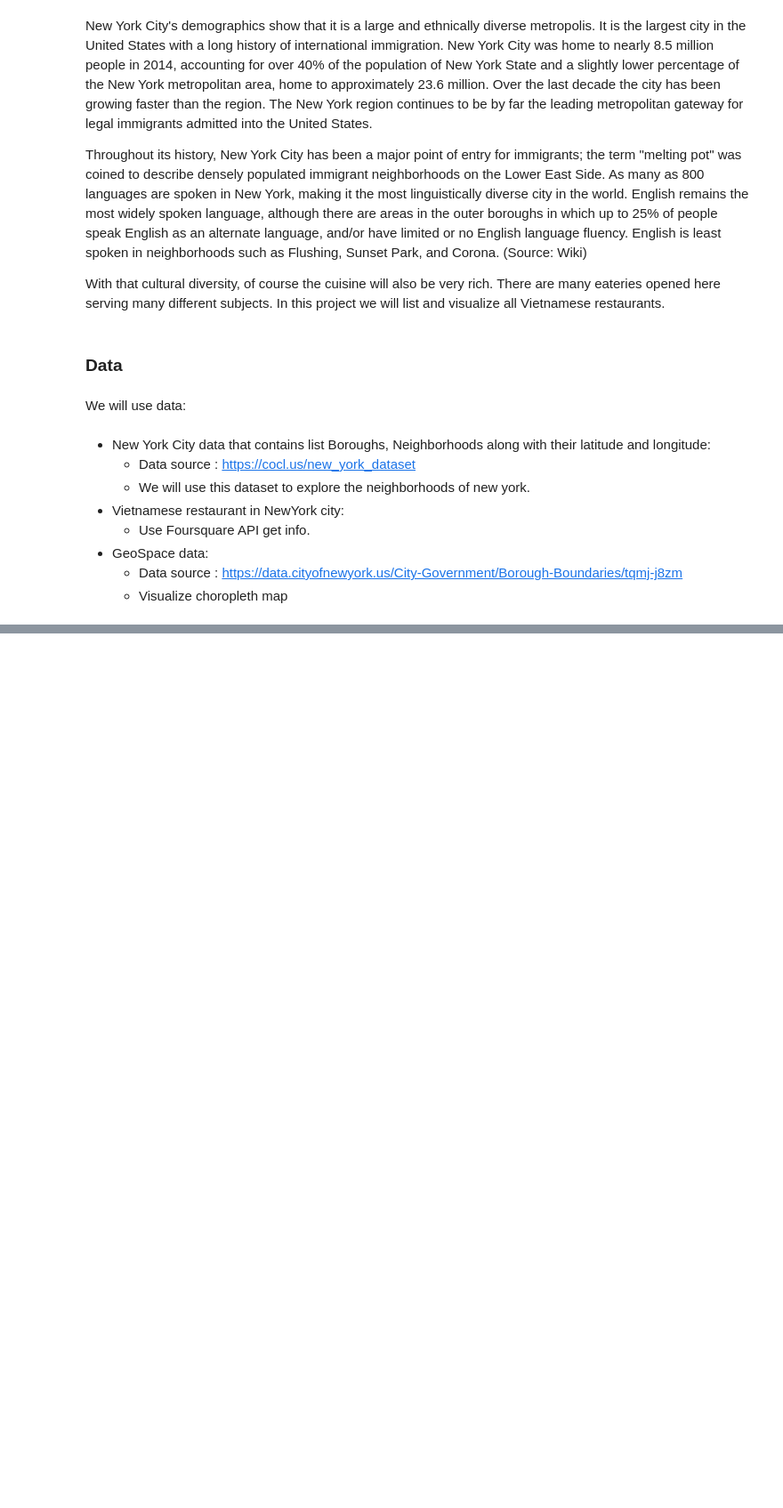
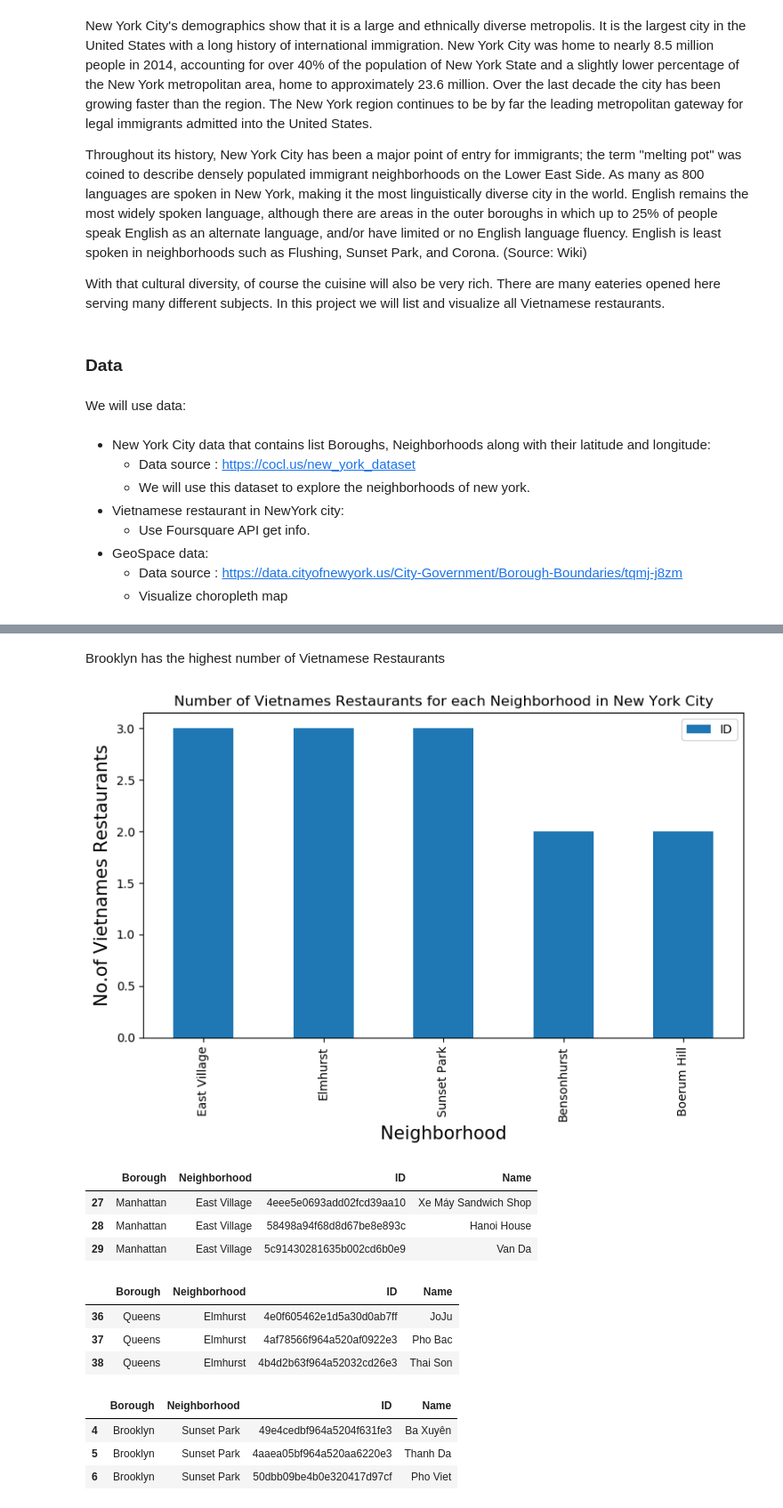
Before and after one commit to thientvse/Coursera_Capstone, a Jupyter notebook: Vietnam Restaurant in NewYork.ipynb, the cells around one changed output, grey strips where cells are left out. Shown at 89% size. Cells and saved outputs as stored; diff of their text form; code cells hidden in the pictures; blank space fills up the shorter version.

```diff
--- a/Vietnam Restaurant in NewYork.ipynb
+++ b/Vietnam Restaurant in NewYork.ipynb
@@ -25,0 +291,39 @@ We will use data:
+# %% [markdown]
+Brooklyn has the highest number of Vietnamese Restaurants
+# %%
+plt.figure(figsize=(9,5), dpi = 100)
+# title
+plt.title('Number of Vietnames Restaurants for each Neighborhood in New York City')
+#On x-axis
+plt.xlabel('Neighborhood', fontsize = 15)
+#On y-axis
+plt.ylabel('No.of Vietnames Restaurants', fontsize=15)
+#giving a bar plot
+vietnam_rest_ny.groupby('Neighborhood')['ID'].count().nlargest(5).plot(kind='bar')
+#legend
+plt.legend()
+#displays the plot
+plt.show()
+# %% [output]
+[figure, added]
+# %%
+vietnam_rest_ny[vietnam_rest_ny['Neighborhood']=='East Village']
+# %% [output]
+|  | Borough | Neighborhood | ID | Name |
+| 27 | Manhattan | East Village | 4eee5e0693add02fcd39aa10 | Xe Máy Sandwich Shop |
+| 28 | Manhattan | East Village | 58498a94f68d8d67be8e893c | Hanoi House |
+| 29 | Manhattan | East Village | 5c91430281635b002cd6b0e9 | Van Da |
+# %%
+vietnam_rest_ny[vietnam_rest_ny['Neighborhood']=='Elmhurst']
+# %% [output]
+|  | Borough | Neighborhood | ID | Name |
+| 36 | Queens | Elmhurst | 4e0f605462e1d5a30d0ab7ff | JoJu |
+| 37 | Queens | Elmhurst | 4af78566f964a520af0922e3 | Pho Bac |
+| 38 | Queens | Elmhurst | 4b4d2b63f964a52032cd26e3 | Thai Son |
+# %%
+vietnam_rest_ny[vietnam_rest_ny['Neighborhood']=='Sunset Park']
+# %% [output]
+|  | Borough | Neighborhood | ID | Name |
+| 4 | Brooklyn | Sunset Park | 49e4cedbf964a5204f631fe3 | Ba Xuyên |
+| 5 | Brooklyn | Sunset Park | 4aaea05bf964a520aa6220e3 | Thanh Da |
+| 6 | Brooklyn | Sunset Park | 50dbb09be4b0e320417d97cf | Pho Viet |
```
Also changed, not shown: parts of 58 cells of this notebook.
